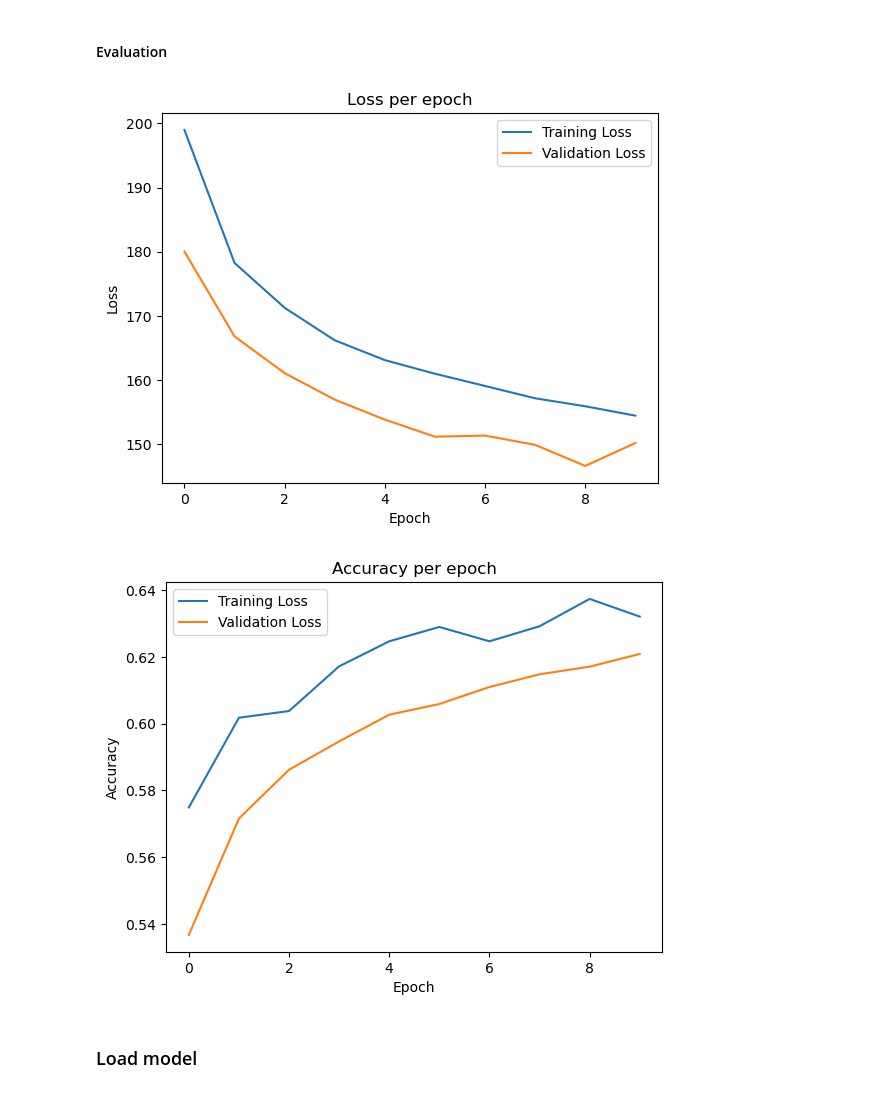
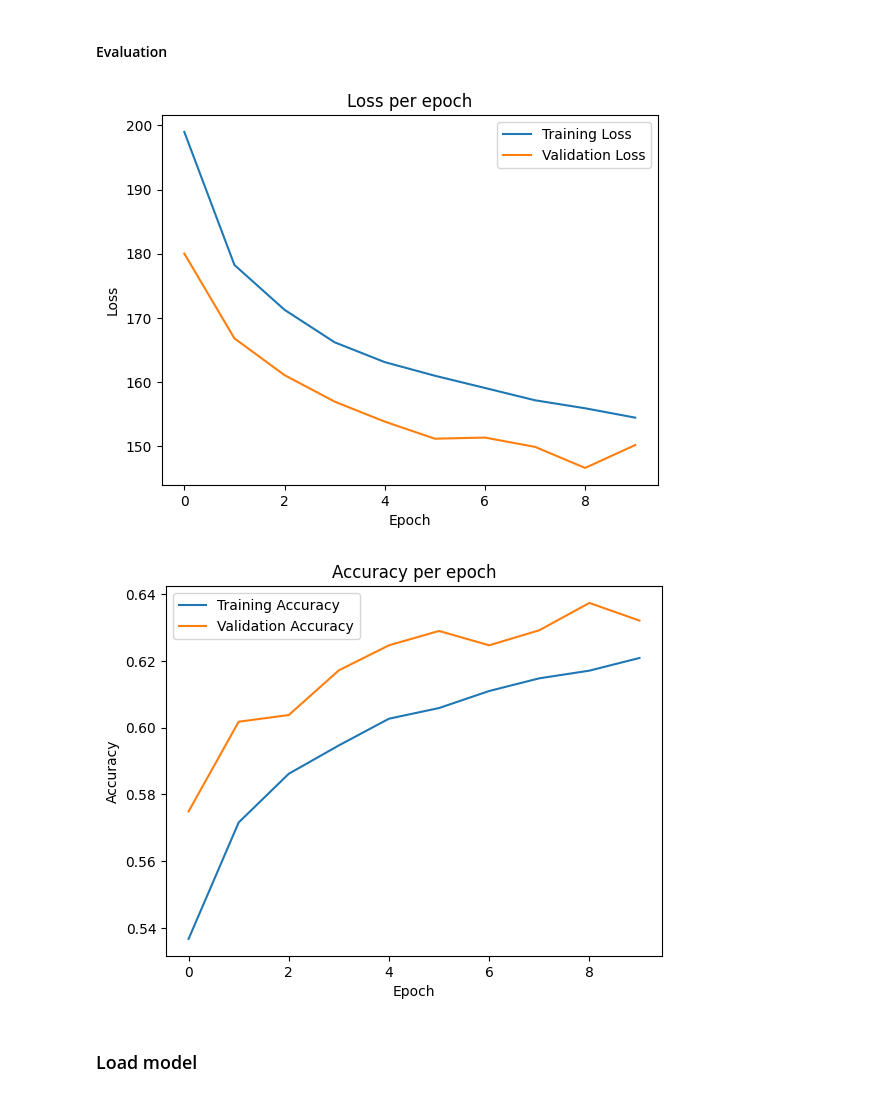
Before and after one commit to ib-proj/intent-classification, a Jupyter notebook: Notebooks/bert-gru-speaker.ipynb, the cells around one changed output. Drawn from its saved outputs; the diff is of its cells as text; code cells hidden in the pictures.

```diff
--- a/Notebooks/bert-gru-speaker.ipynb
+++ b/Notebooks/bert-gru-speaker.ipynb
@@ -258,18 +241,12 @@ optimizer = torch.optim.Adam(model.parameters(), lr=1e-3)
 # %% [markdown]
 #### Model training
 # %%
-
 num_epochs = 10
 train_losses = []
 val_losses = []
 
 train_accuracies = []
 val_accuracies = []
-
-train_preds = []
-val_preds = []
-train_labels = []
-val_labels = []
 
 for epoch in range(num_epochs):
     epoch_loss = 0
@@ -304,9 +281,6 @@ for epoch in range(num_epochs):
         num_correct = (predicted_labels == labels).sum().item()
         acc = num_correct / len(labels)
         epoch_acc += acc
-
-        train_preds.extend(predicted_labels.cpu().numpy())
-        train_labels.extend(labels.cpu().numpy())
 
         if (i+1) % 10 == 0:
             print(f'Epoch [{epoch+1}/{num_epochs}], Step [{i+1}/{len(train_loader)}], Train Loss: {loss.item():.4f}')
@@ -345,9 +319,6 @@ for epoch in range(num_epochs):
             acc = num_correct / len(labels)
             val_acc += acc
 
-            val_preds.extend(predicted_labels.cpu().numpy())
-            val_labels.extend(labels.cpu().numpy())
-
     val_loss /= len(val_loader)
     val_losses.append(val_loss)
     val_acc /= len(val_loader)
@@ -369,18 +340,18 @@ plt.title('Loss per epoch')
 plt.legend()
 plt.show()
 # %% [output]
-[figure, old version]
+[figure, new version]
 # %%
 # Plot training and validation accuracies
-plt.plot(val_accuracies, label='Training Loss')
-plt.plot(train_accuracies, label='Validation Loss')
+plt.plot(train_accuracies, label='Training Accuracy')
+plt.plot(val_accuracies, label='Validation Accuracy')
 plt.xlabel('Epoch')
 plt.ylabel('Accuracy')
 plt.title('Accuracy per epoch')
 plt.legend()
 plt.show()
 # %% [output]
-[figure, old version]
+[figure, new version]
 # %%
 torch.save(model.state_dict(), 'speaker_context_gru_model.pt')
 # %% [markdown]
```
Also changed, not shown: parts of 5 cells of this notebook, 1 other file.
